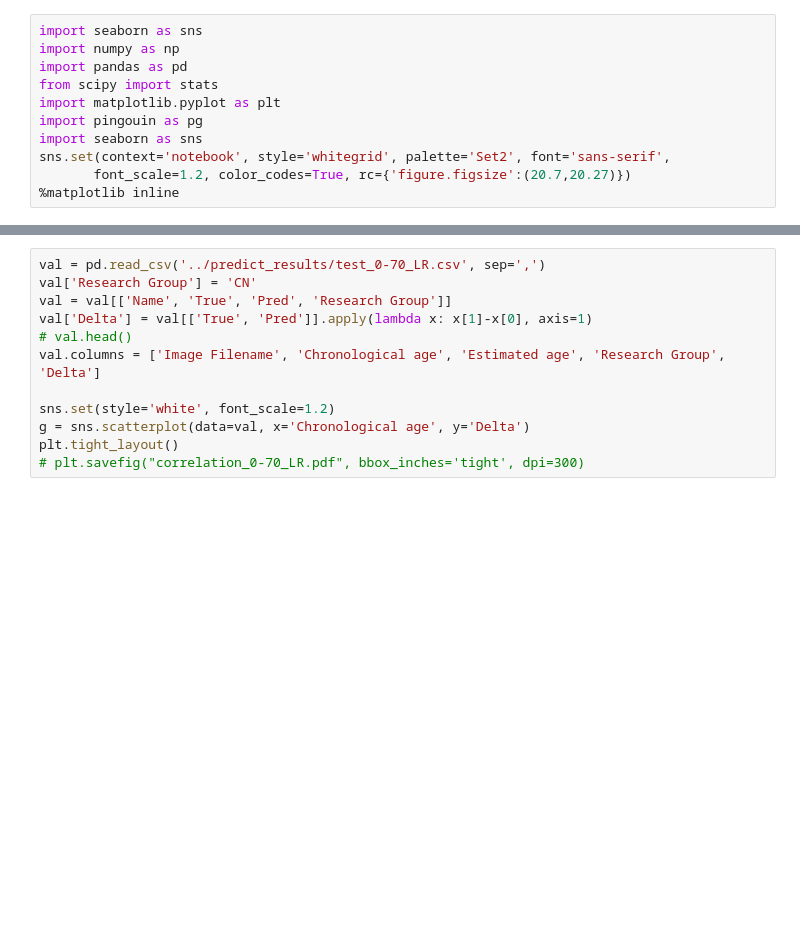
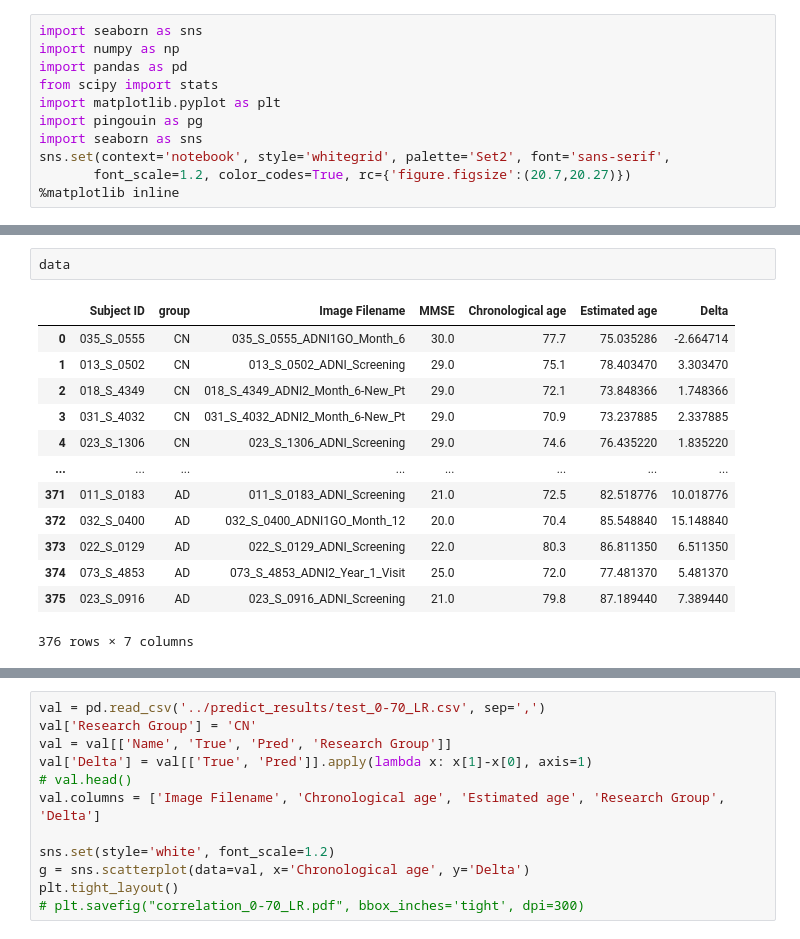
Before and after one commit to kapoloni/age_prediction, a Jupyter notebook: plots/plot_regression.ipynb, the cells around one changed output, grey strips where cells are left out. Drawn from its saved outputs; the diff is of its cells as text; blank space fills up the shorter version.

```diff
--- a/plots/plot_regression.ipynb
+++ b/plots/plot_regression.ipynb
@@ -81,3 +88,19 @@ plt.tight_layout()
+# %%
+data
+# %% [output]
+|  | Subject ID | group | Image Filename | MMSE | Chronological age | Estimated age | Delta |
+| 0 | 035_S_0555 | CN | 035_S_0555_ADNI1GO_Month_6 | 30.0 | 77.7 | 75.035286 | -2.664714 |
+| 1 | 013_S_0502 | CN | 013_S_0502_ADNI_Screening | 29.0 | 75.1 | 78.403470 | 3.303470 |
+| 2 | 018_S_4349 | CN | 018_S_4349_ADNI2_Month_6-New_Pt | 29.0 | 72.1 | 73.848366 | 1.748366 |
+| 3 | 031_S_4032 | CN | 031_S_4032_ADNI2_Month_6-New_Pt | 29.0 | 70.9 | 73.237885 | 2.337885 |
+| 4 | 023_S_1306 | CN | 023_S_1306_ADNI_Screening | 29.0 | 74.6 | 76.435220 | 1.835220 |
+| ... | ... | ... | ... | ... | ... | ... | ... |
+| 371 | 011_S_0183 | AD | 011_S_0183_ADNI_Screening | 21.0 | 72.5 | 82.518776 | 10.018776 |
+| 372 | 032_S_0400 | AD | 032_S_0400_ADNI1GO_Month_12 | 20.0 | 70.4 | 85.548840 | 15.148840 |
+| 373 | 022_S_0129 | AD | 022_S_0129_ADNI_Screening | 22.0 | 80.3 | 86.811350 | 6.511350 |
+| 374 | 073_S_4853 | AD | 073_S_4853_ADNI2_Year_1_Visit | 25.0 | 72.0 | 77.481370 | 5.481370 |
+| 375 | 023_S_0916 | AD | 023_S_0916_ADNI_Screening | 21.0 | 79.8 | 87.189440 | 7.389440 |
+376 rows × 7 columns
 # %%
 data['id'] = data.group.apply(lambda x: 1 if x=='AD' else 2 if x=='CN' else 0)
 pearson = pg.corr(data.MMSE, data.id)
```
Also changed, not shown: parts of 10 cells of this notebook, 49 other files.
